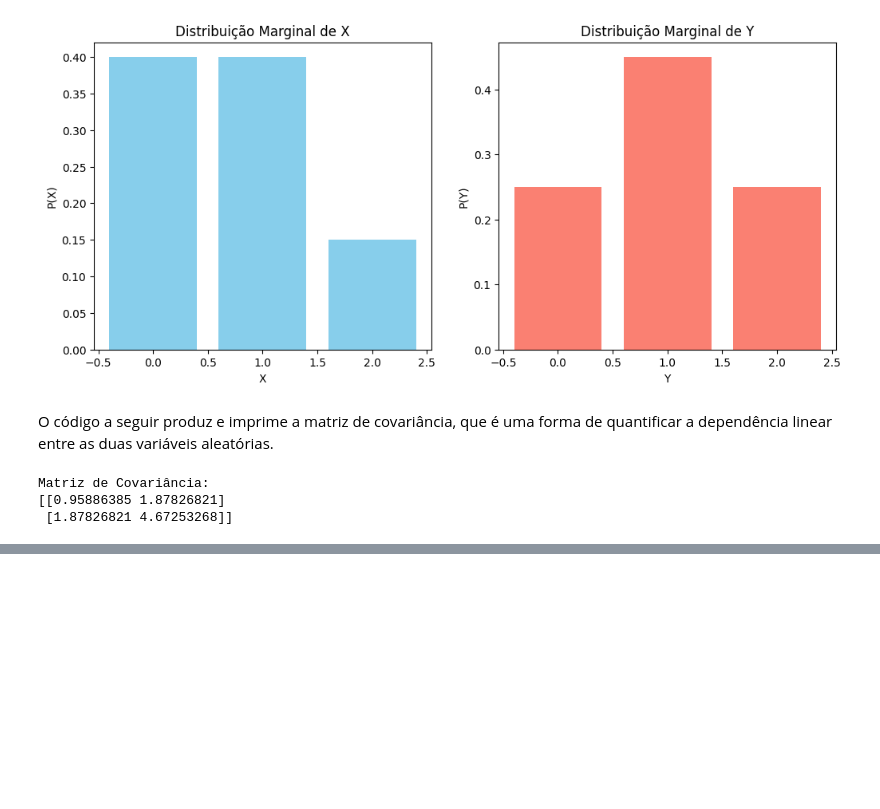
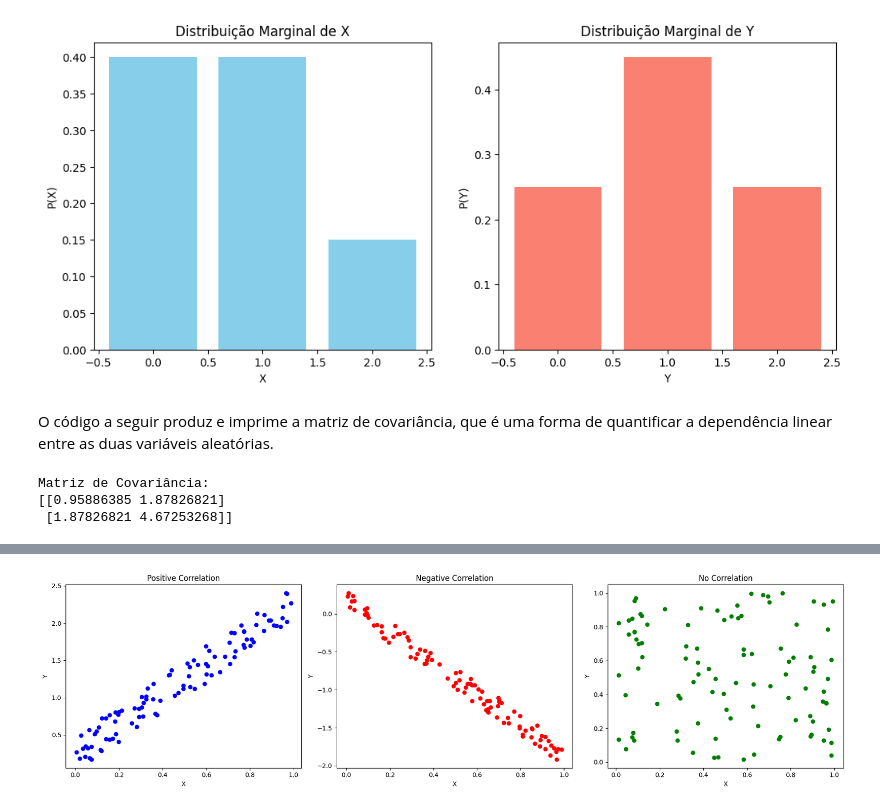
Before and after one commit to AIRGOLAB-CEFET-RJ/gcc1518, a Jupyter notebook: notebooks/distribuicoes_conjuntas.ipynb, the cells around one changed output, grey strips where cells are left out. Drawn from its saved outputs; the diff is of its cells as text; code cells hidden in the pictures; blank space fills up the shorter version.

```diff
--- a/notebooks/distribuicoes_conjuntas.ipynb
+++ b/notebooks/distribuicoes_conjuntas.ipynb
@@ -216,0 +225,51 @@ Matriz de Covariância:
+# %%
+import numpy as np
+import matplotlib.pyplot as plt
+
+# Set seed for reproducibility
+np.random.seed(42)
+
+# Number of data points
+n = 100
+
+# Generate data for positive correlation
+x_pos = np.random.rand(n)
+y_pos = 2 * x_pos + np.random.rand(n) * 0.5  # y is positively correlated with x
+
+# Generate data for negative correlation
+x_neg = np.random.rand(n)
+y_neg = -2 * x_neg + np.random.rand(n) * 0.3  # y is negatively correlated with x
+
+# Generate data for no correlation
+x_no_corr = np.random.rand(n)
+y_no_corr = np.random.rand(n)  # y has no correlation with x
+
+# Plotting the data
+plt.figure(figsize=(18, 5))
+
+# Positive correlation
+plt.subplot(1, 3, 1)
+plt.scatter(x_pos, y_pos, color='blue')
+plt.title('Positive Correlation')
+plt.xlabel('X')
+plt.ylabel('Y')
+
+# Negative correlation
+plt.subplot(1, 3, 2)
+plt.scatter(x_neg, y_neg, color='red')
+plt.title('Negative Correlation')
+plt.xlabel('X')
+plt.ylabel('Y')
+
+# No correlation
+plt.subplot(1, 3, 3)
+plt.scatter(x_no_corr, y_no_corr, color='green')
+plt.title('No Correlation')
+plt.xlabel('X')
+plt.ylabel('Y')
+
+# Show the plots
+plt.tight_layout()
+plt.show()
+# %% [output]
+[figure, added]
```
Also changed, not shown: parts of 15 cells of this notebook.
